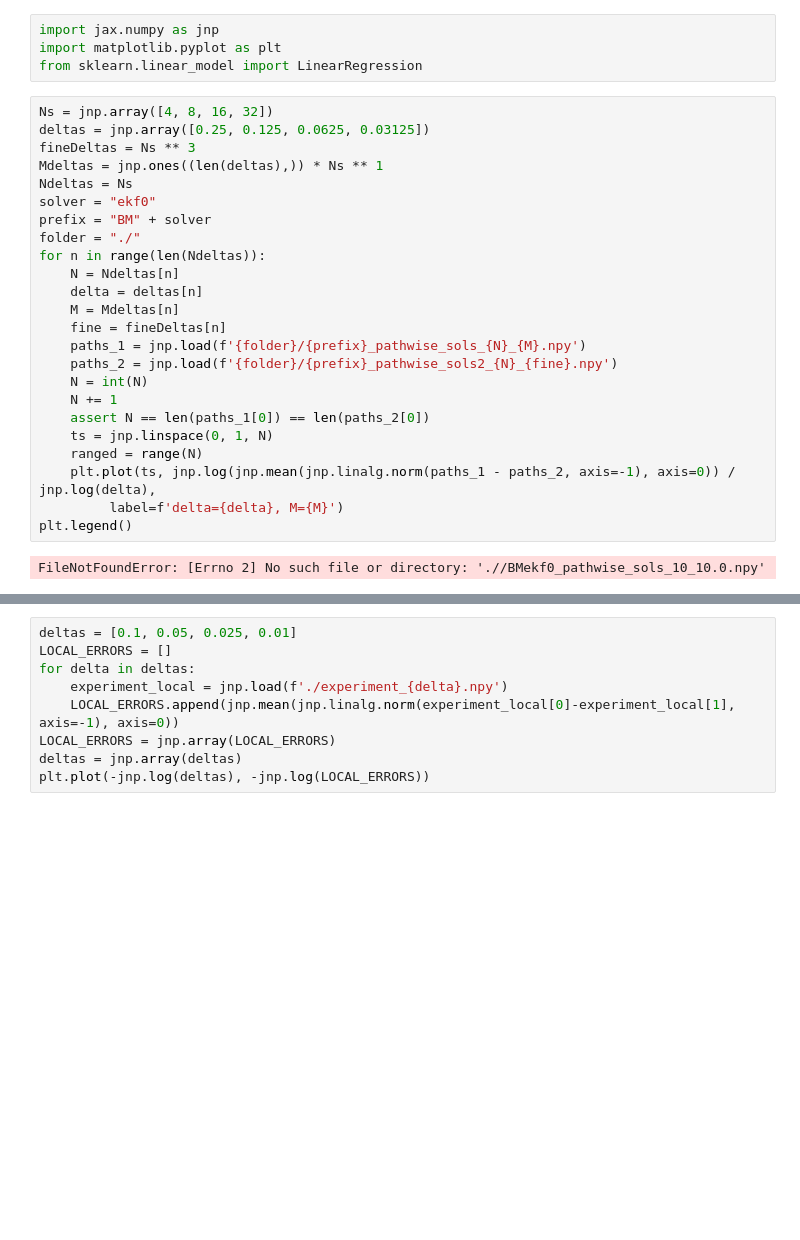
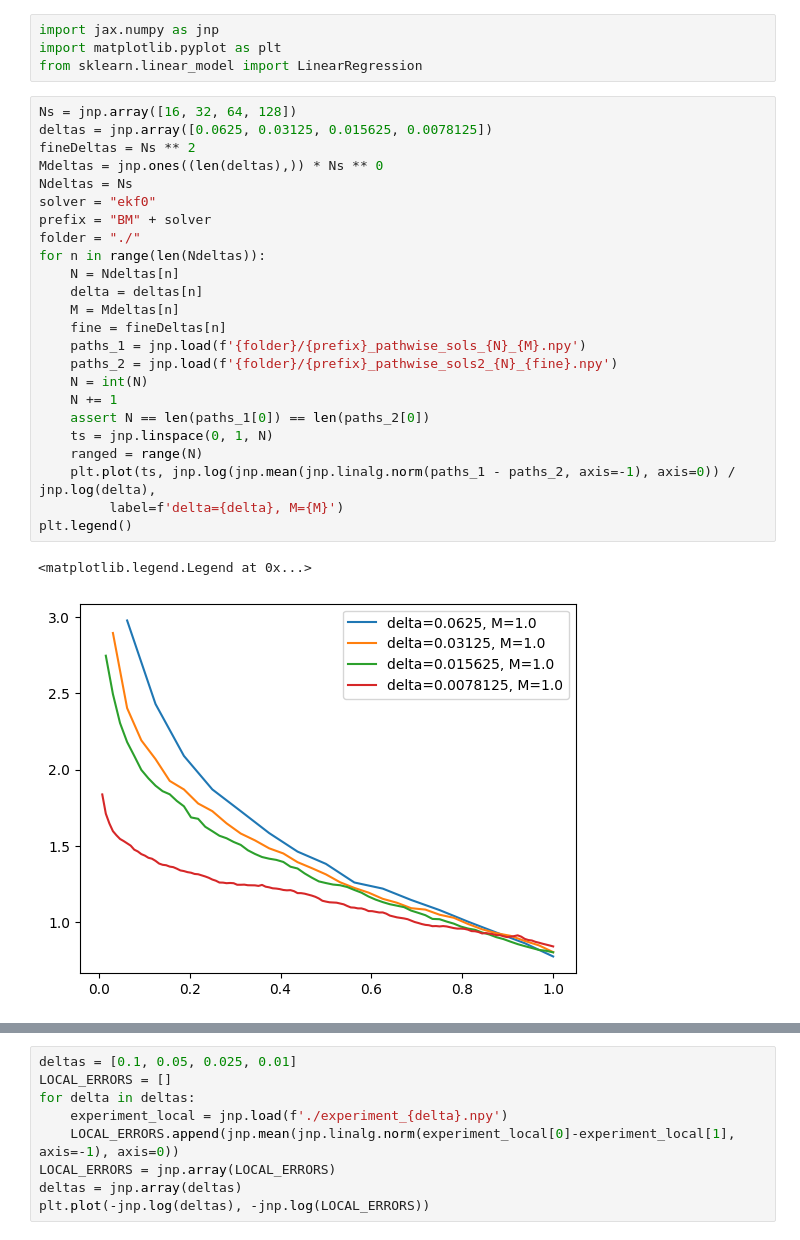
Before and after one commit to ylefay/bayesianSDEsolver, a Jupyter notebook: scripts/Untitled.ipynb, the cells around one changed output, grey strips where cells are left out. Cells and saved outputs as stored; diff of their text form; blank space fills up the shorter version.

```diff
--- a/scripts/Untitled.ipynb
+++ b/scripts/Untitled.ipynb
@@ -3,31 +3,32 @@ import jax.numpy as jnp
 import matplotlib.pyplot as plt
 from sklearn.linear_model import LinearRegression
 # %%
-Ns = jnp.array([4, 8, 16, 32])
-deltas = jnp.array([0.25, 0.125, 0.0625, 0.03125])
-fineDeltas = Ns ** 3
-Mdeltas = jnp.ones((len(deltas),)) * Ns ** 1
+Ns = jnp.array([16, 32, 64, 128])
+deltas = jnp.array([0.0625, 0.03125, 0.015625, 0.0078125])
+fineDeltas = Ns ** 2
+Mdeltas = jnp.ones((len(deltas),)) * Ns ** 0
 Ndeltas = Ns
 solver = "ekf0"
 prefix = "BM" + solver
 folder = "./"
 for n in range(len(Ndeltas)):
     N = Ndeltas[n]
     delta = deltas[n]
     M = Mdeltas[n]
     fine = fineDeltas[n]
     paths_1 = jnp.load(f'{folder}/{prefix}_pathwise_sols_{N}_{M}.npy')
     paths_2 = jnp.load(f'{folder}/{prefix}_pathwise_sols2_{N}_{fine}.npy')
     N = int(N)
     N += 1
     assert N == len(paths_1[0]) == len(paths_2[0])
     ts = jnp.linspace(0, 1, N)
     ranged = range(N)
     plt.plot(ts, jnp.log(jnp.mean(jnp.linalg.norm(paths_1 - paths_2, axis=-1), axis=0)) / jnp.log(delta),
          label=f'delta={delta}, M={M}')
 plt.legend()
 # %% [output]
-FileNotFoundError: [Errno 2] No such file or directory: './/BMekf0_pathwise_sols_10_10.0.npy'
+<matplotlib.legend.Legend at 0x...>
+[figure, added]
 # %%
 x0 = jnp.ones((2,))
 STRONG_GLOBAL_ERRORS_P1P2 = []
```
Also changed, not shown: parts of 3 cells of this notebook, 7 other files.
